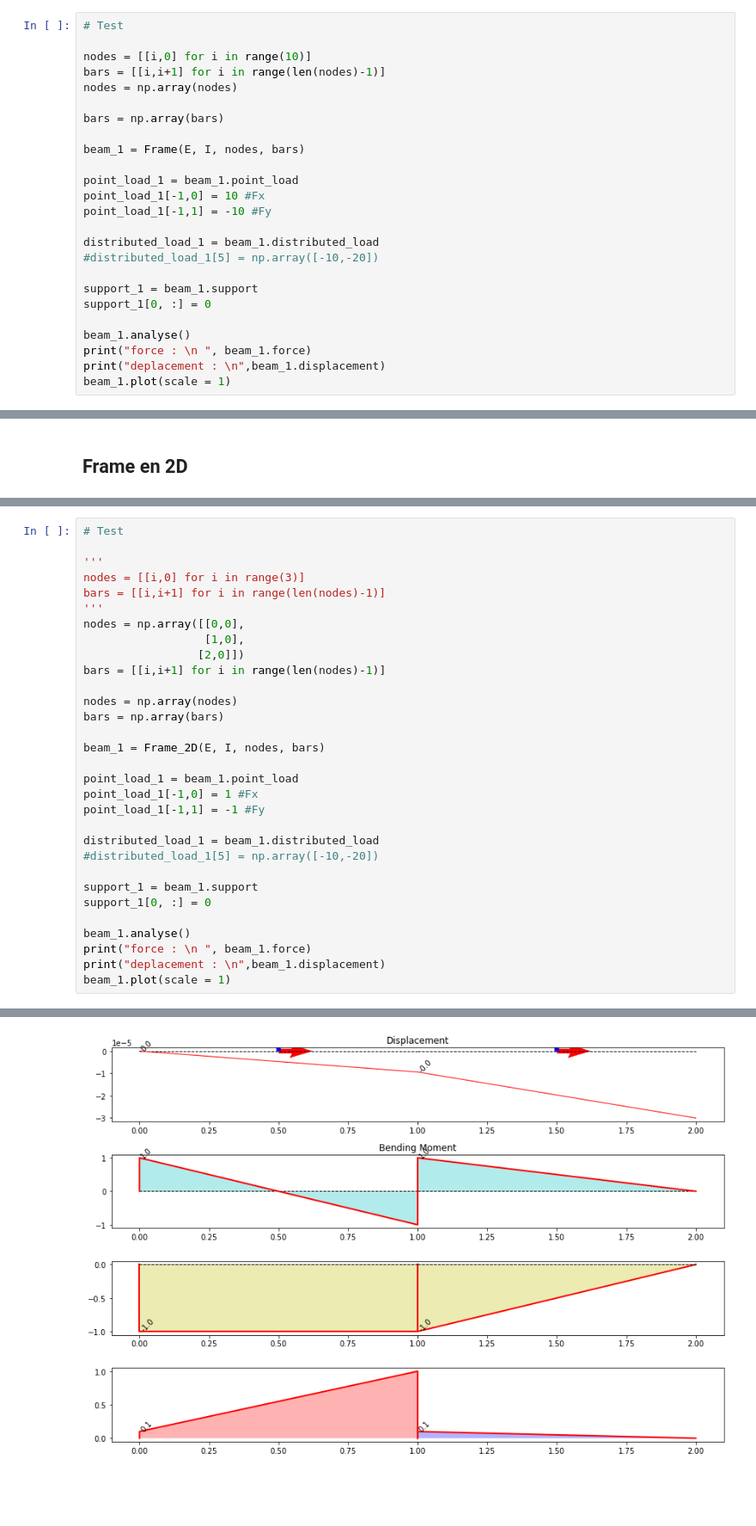
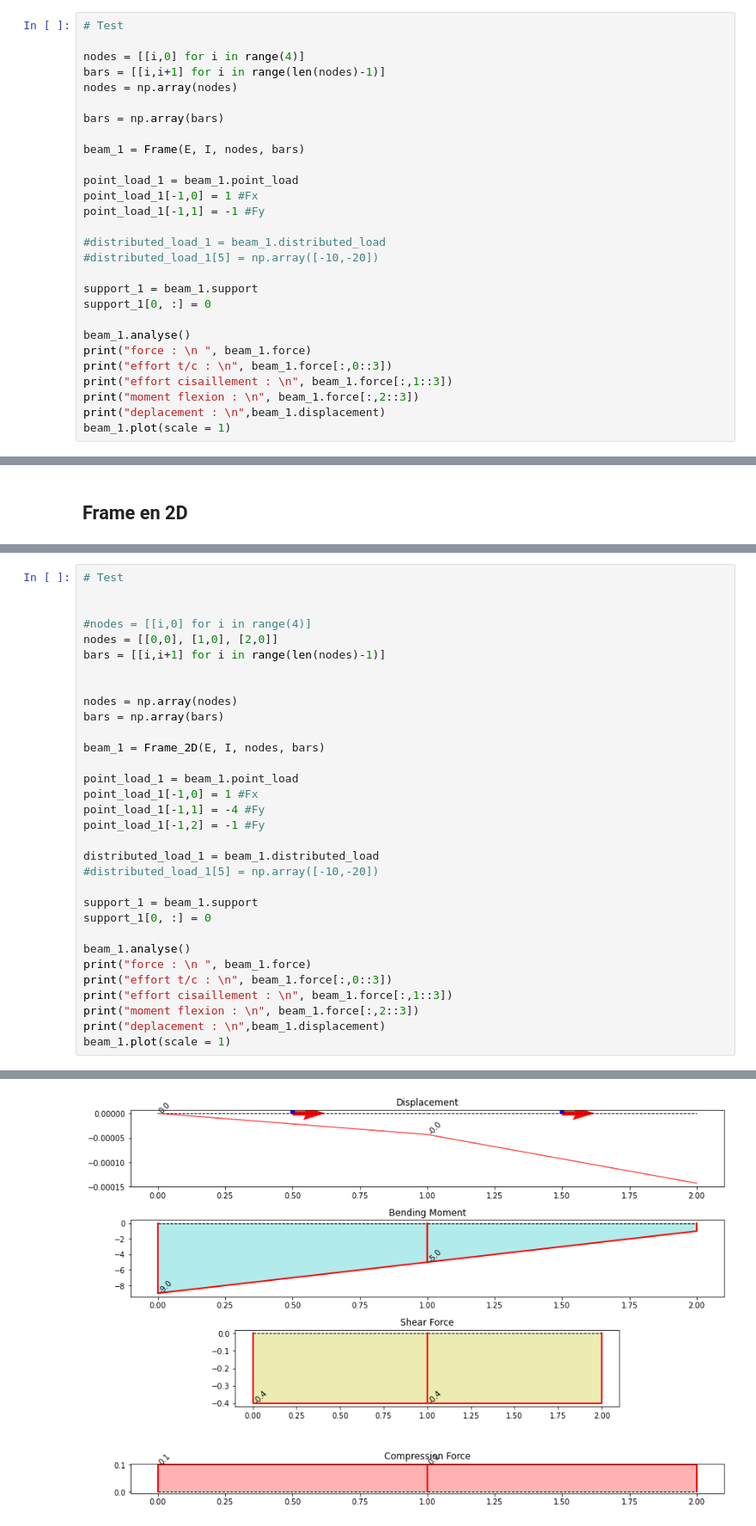
Before and after one commit to NicolasGameiro/FEM_Course, a Jupyter notebook: Notebooks/Element_Fini_1D/1D Truss - Beam - Frame.ipynb, the cells around one changed output, grey strips where cells are left out. Shown: that part at 86% size. Drawn from its saved outputs; the diff is of its cells as text; blank space fills up the shorter version.

Commit message:
debut correction tracer diagramme incliné (reste des bugs)

```diff
--- a/Notebooks/Element_Fini_1D/1D Truss - Beam - Frame.ipynb
+++ b/Notebooks/Element_Fini_1D/1D Truss - Beam - Frame.ipynb
@@ -550,7 +572,7 @@ class Frame :
 # %%
 # Test
 
-nodes = [[i,0] for i in range(10)]
+nodes = [[i,0] for i in range(4)]
 bars = [[i,i+1] for i in range(len(nodes)-1)]
 nodes = np.array(nodes)
 
@@ -559,10 +581,10 @@ bars = np.array(bars)
 beam_1 = Frame(E, I, nodes, bars)
 
 point_load_1 = beam_1.point_load
-point_load_1[-1,0] = 10 #Fx
-point_load_1[-1,1] = -10 #Fy
+point_load_1[-1,0] = 1 #Fx
+point_load_1[-1,1] = -1 #Fy
 
-distributed_load_1 = beam_1.distributed_load
+#distributed_load_1 = beam_1.distributed_load
 #distributed_load_1[5] = np.array([-10,-20])
 
 support_1 = beam_1.support
@@ -570,6 +592,9 @@ support_1[0, :] = 0
 
 beam_1.analyse()
 print("force : \n ", beam_1.force)
+print("effort t/c : \n", beam_1.force[:,0::3])
+print("effort cisaillement : \n", beam_1.force[:,1::3])
+print("moment flexion : \n", beam_1.force[:,2::3])
 print("deplacement : \n",beam_1.displacement)
 beam_1.plot(scale = 1)
 # %% [output]
@@ -805,14 +844,11 @@ class Frame_2D :
 # %%
 # Test
 
-'''
-nodes = [[i,0] for i in range(3)]
+
+#nodes = [[i,0] for i in range(4)]
+nodes = [[0,0], [1,0], [2,0]]
 bars = [[i,i+1] for i in range(len(nodes)-1)]
-'''
-nodes = np.array([[0,0],
-                  [1,0],
-                 [2,0]])
-bars = [[i,i+1] for i in range(len(nodes)-1)]
+
 
 nodes = np.array(nodes)
 bars = np.array(bars)
@@ -821,7 +857,8 @@ beam_1 = Frame_2D(E, I, nodes, bars)
 
 point_load_1 = beam_1.point_load
 point_load_1[-1,0] = 1 #Fx
-point_load_1[-1,1] = -1 #Fy
+point_load_1[-1,1] = -4 #Fy
+point_load_1[-1,2] = -1 #Fy
 
 distributed_load_1 = beam_1.distributed_load
 #distributed_load_1[5] = np.array([-10,-20])
@@ -831,6 +868,9 @@ support_1[0, :] = 0
 
 beam_1.analyse()
 print("force : \n ", beam_1.force)
+print("effort t/c : \n", beam_1.force[:,0::3])
+print("effort cisaillement : \n", beam_1.force[:,1::3])
+print("moment flexion : \n", beam_1.force[:,2::3])
 print("deplacement : \n",beam_1.displacement)
 beam_1.plot(scale = 1)
 # %% [output]
@@ -847 +894 @@ deplacement :
-[figure, old version]
+[figure, new version]
```
Also changed, not shown: parts of 5 cells of this notebook.
